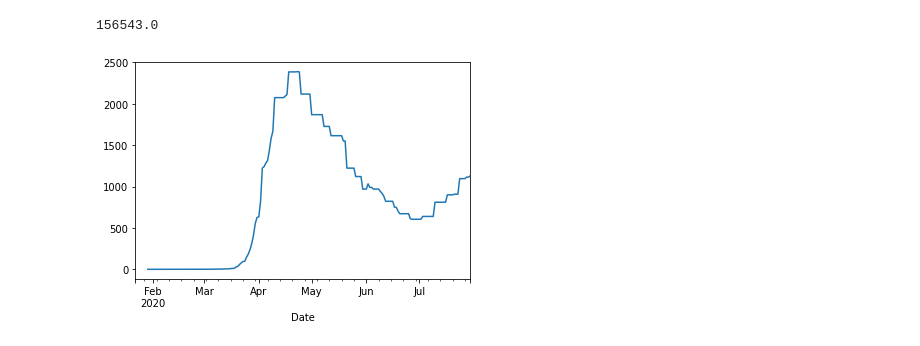
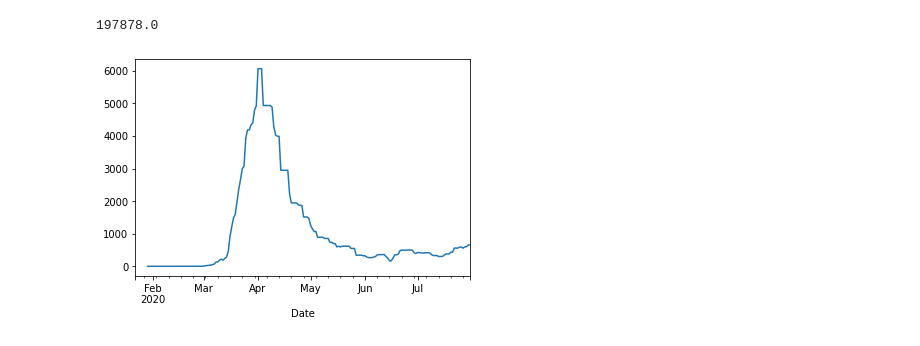
Before and after one commit to mkluge/covid-19, a Jupyter notebook: data/Michas Covid Plots.ipynb, the cells around one changed output. Drawn from its saved outputs; the diff is of its cells as text; code cells hidden in the pictures.

```diff
--- a/data/Michas Covid Plots.ipynb
+++ b/data/Michas Covid Plots.ipynb
@@ -7,38 +7,38 @@ import matplotlib.pyplot as plt
 data = pd.read_csv("time-series-19-covid-combined.csv", index_col='Date', parse_dates=True, dayfirst=False)
 # Preview the first 5 lines of the loaded data
 #data = data[data['Country/Region']=='Italy']
-#data = data[data['Country/Region']=='Germany']
-data = data[data['Country/Region']=='US']
+data = data[data['Country/Region']=='Germany']
+#data = data[data['Country/Region']=='US']
 data['CM10']=data['Confirmed'].shift(10)
 data['cfr']=100*data['Deaths']/data['Confirmed']
 data['cfr10']=100*data['Deaths']/data['CM10']
 data['ineu']=data['Confirmed'].diff(1)
 data['ineu10']=data['CM10'].diff(1)
 data['mki']=0.06*data['ineu']
 data['dneu']=data['Deaths'].diff(1)
 
 # Infektionsrate ist: wieviele wurden heute gegenüber der letzten Zeit neu infiziert
 # berechne ich mal mit Mittelwert gestern und heute im Verhältnis zu Mittelwert der
 # letzten drei Tage (gestern vorgestern und vorvorgestern)
 data['avg_new_2d']=data['ineu'].rolling(2).mean()
 data['avg_new_l3d']=data['ineu'].shift(1).rolling(5).mean()
 data['infection_rate']=data['avg_new_2d']/data['avg_new_l3d']
 
 #data['cfr']=100*data['dneu']/data['ineu']
 #data['cfr10']=100*data['dneu']/data['ineu10']
 # data.head()
 #d = data[['cfr','cfr10']]
 #d = data['infection_rate']
-#d = data['ineu']
-d = data['Deaths'].diff(1).rolling(7).median()
+d = data['ineu'].rolling(7).median()
+#d = data['Deaths'].diff(1).rolling(7).median()
 print(d.sum())
 plt.figure()
 p = d.plot()
 #p.set_yscale('log')
 #p.set_ylim(0,20)
 
 #d.plot(kind='bar')
 #print(data['ineu'].sum()*0.06)
 # %% [output]
-156543.0
+197878.0
-[figure, old version]
+[figure, new version]
```
Also changed, not shown: 2 other files.
